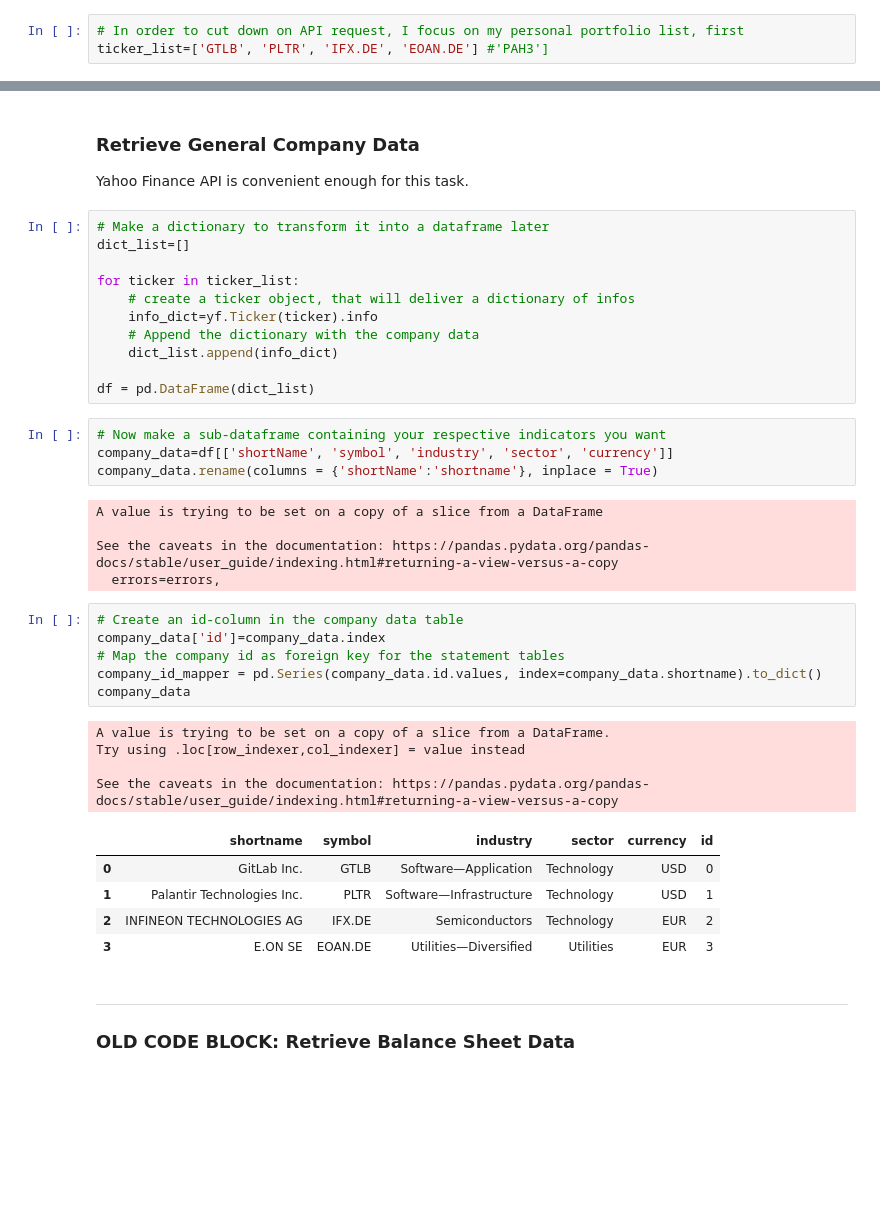
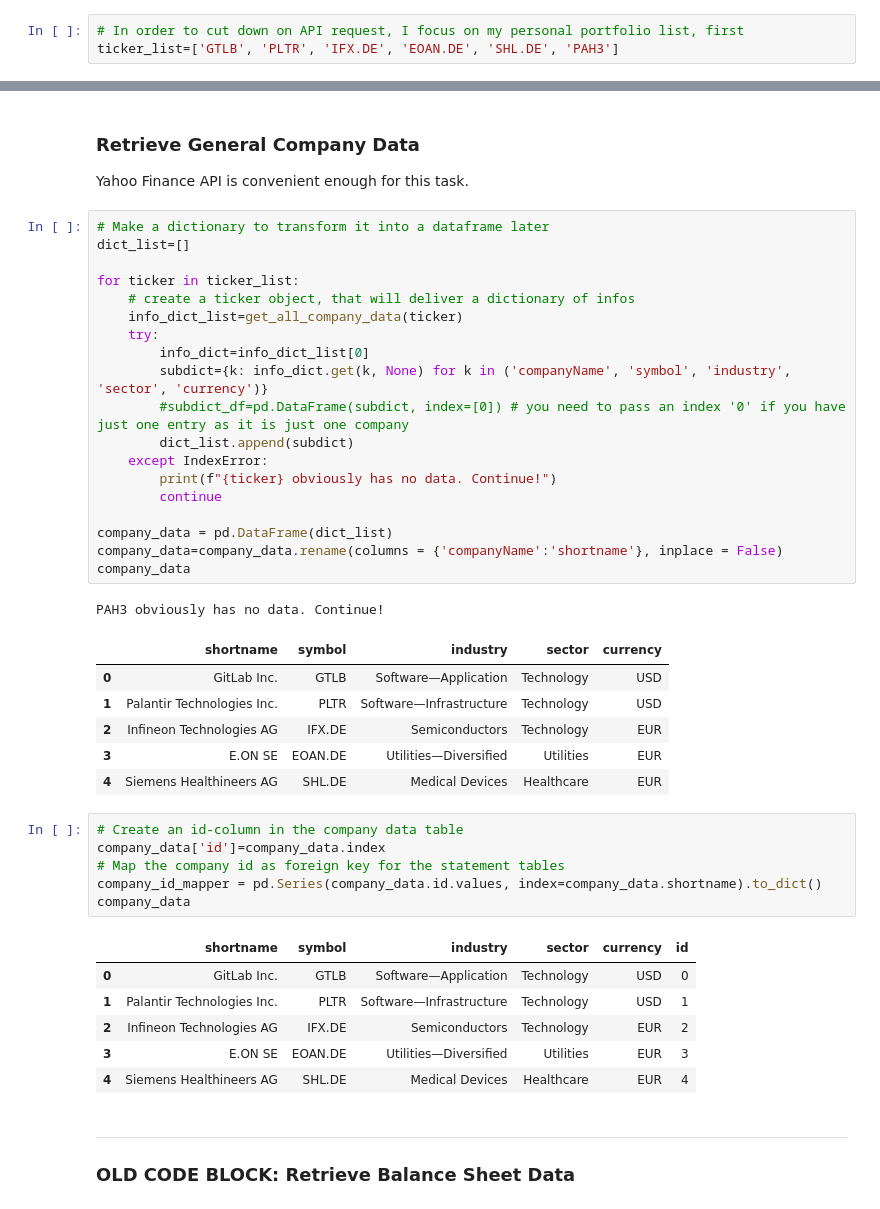
Before and after one commit to SvenST89/ValuationModel_Python, a Jupyter notebook: 20220910_DBValuationModel-Postgres.ipynb, the cells around one changed output, grey strips where cells are left out. Saved outputs shown, nothing was run; the diff lists cells and outputs as text; blank space fills up the shorter version.

```diff
--- a/20220910_DBValuationModel-Postgres.ipynb
+++ b/20220910_DBValuationModel-Postgres.ipynb
@@ -210,7 +210,7 @@ As the `yahoo finance API` is constantly throwing errors and does not deliver we
 #ticker_list
 # %%
 # In order to cut down on API request, I focus on my personal portfolio list, first
-ticker_list=['GTLB', 'PLTR', 'IFX.DE', 'EOAN.DE'] #'PAH3']
+ticker_list=['GTLB', 'PLTR', 'IFX.DE', 'EOAN.DE', 'SHL.DE', 'PAH3']
 # %% [markdown]
 ### Retrieve Balance Sheet, Income Statement and Cashflow Data from 'Financial Modeling Prep' API
 # %%
@@ -275,39 +275,43 @@ Yahoo Finance API is convenient enough for this task.
 # %%
 # Make a dictionary to transform it into a dataframe later
 dict_list=[]
 
 for ticker in ticker_list:
     # create a ticker object, that will deliver a dictionary of infos
-    info_dict=yf.Ticker(ticker).info
-    # Append the dictionary with the company data
-    dict_list.append(info_dict)
+    info_dict_list=get_all_company_data(ticker)
+    try:
+        info_dict=info_dict_list[0]
+        subdict={k: info_dict.get(k, None) for k in ('companyName', 'symbol', 'industry', 'sector', 'currency')}
+        #subdict_df=pd.DataFrame(subdict, index=[0]) # you need to pass an index '0' if you have just one entry as it is just one company
+        dict_list.append(subdict)
+    except IndexError:
+        print(f"{ticker} obviously has no data. Continue!")
+        continue
 
-df = pd.DataFrame(dict_list)
+company_data = pd.DataFrame(dict_list)
+company_data=company_data.rename(columns = {'companyName':'shortname'}, inplace = False)
+company_data
+# %% [output]
+PAH3 obviously has no data. Continue!
+|  | shortname | symbol | industry | sector | currency |
+| 0 | GitLab Inc. | GTLB | Software—Application | Technology | USD |
+| 1 | Palantir Technologies Inc. | PLTR | Software—Infrastructure | Technology | USD |
+| 2 | Infineon Technologies AG | IFX.DE | Semiconductors | Technology | EUR |
+| 3 | E.ON SE | EOAN.DE | Utilities—Diversified | Utilities | EUR |
+| 4 | Siemens Healthineers AG | SHL.DE | Medical Devices | Healthcare | EUR |
-# %%
-# Now make a sub-dataframe containing your respective indicators you want
-company_data=df[['shortName', 'symbol', 'industry', 'sector', 'currency']]
-company_data.rename(columns = {'shortName':'shortname'}, inplace = True)
-# %% [output]
-A value is trying to be set on a copy of a slice from a DataFrame
-
-See the caveats in the documentation: https://pandas.pydata.org/pandas-docs/stable/user_guide/indexing.html#returning-a-view-versus-a-copy
-  errors=errors,
-# %%
-# Create an id-column in the company data table
-company_data['id']=company_data.index
-# Map the company id as foreign key for the statement tables
-company_id_mapper = pd.Series(company_data.id.values, index=company_data.shortname).to_dict()
-company_data
-# %% [output]
-A value is trying to be set on a copy of a slice from a DataFrame.
-Try using .loc[row_indexer,col_indexer] = value instead
-
-See the caveats in the documentation: https://pandas.pydata.org/pandas-docs/stable/user_guide/indexing.html#returning-a-view-versus-a-copy
-|  | shortname | symbol | industry | sector | currency | id |
-| 0 | GitLab Inc. | GTLB | Software—Application | Technology | USD | 0 |
-| 1 | Palantir Technologies Inc. | PLTR | Software—Infrastructure | Technology | USD | 1 |
-| 2 | INFINEON TECHNOLOGIES AG | IFX.DE | Semiconductors | Technology | EUR | 2 |
-| 3 | E.ON SE | EOAN.DE | Utilities—Diversified | Utilities | EUR | 3 |
+# %%
+# Create an id-column in the company data table
+company_data['id']=company_data.index
+# Map the company id as foreign key for the statement tables
+company_id_mapper = pd.Series(company_data.id.values, index=company_data.shortname).to_dict()
+company_data
+# %% [output]
+|  | shortname | symbol | industry | sector | currency | id |
+| 0 | GitLab Inc. | GTLB | Software—Application | Technology | USD | 0 |
+| 1 | Palantir Technologies Inc. | PLTR | Software—Infrastructure | Technology | USD | 1 |
+| 2 | Infineon Technologies AG | IFX.DE | Semiconductors | Technology | EUR | 2 |
+| 3 | E.ON SE | EOAN.DE | Utilities—Diversified | Utilities | EUR | 3 |
+| 4 | Siemens Healthineers AG | SHL.DE | Medical Devices | Healthcare | EUR | 4 |
 # %% [markdown]
 ---
 ### OLD CODE BLOCK: Retrieve Balance Sheet Data
```
Also changed, not shown: parts of 16 cells of this notebook, 14 other files.
